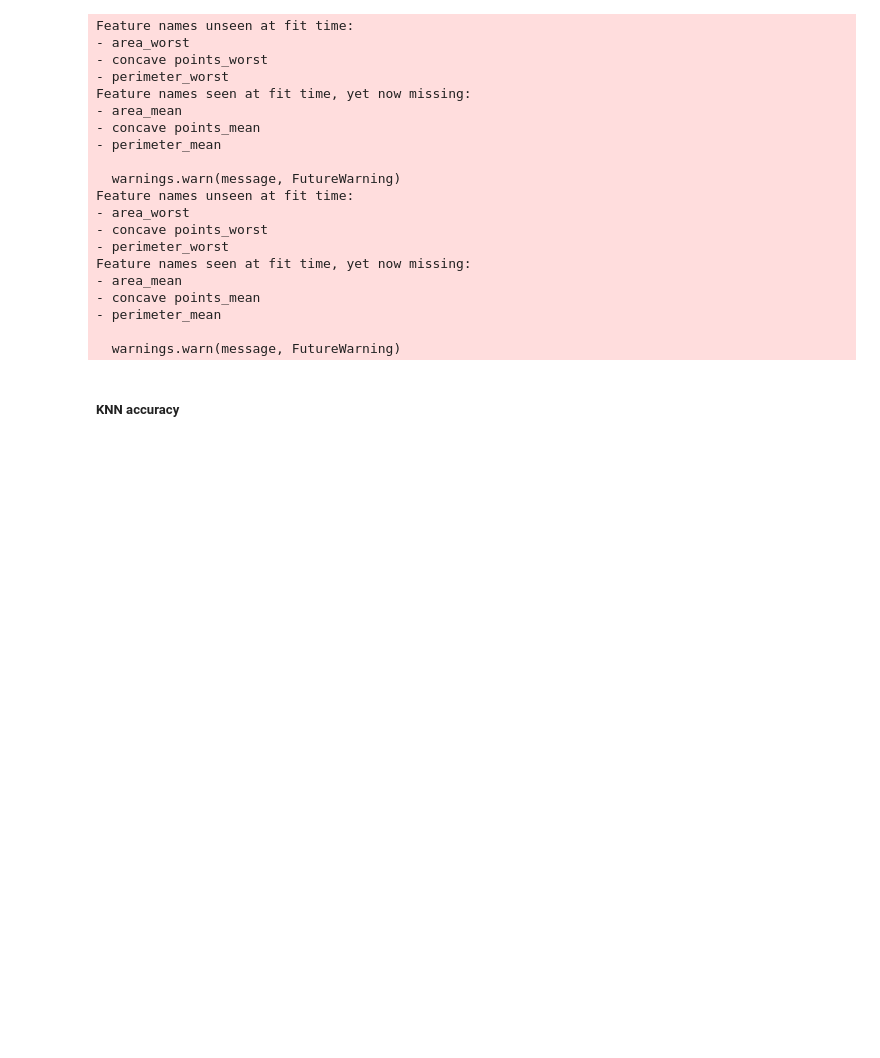
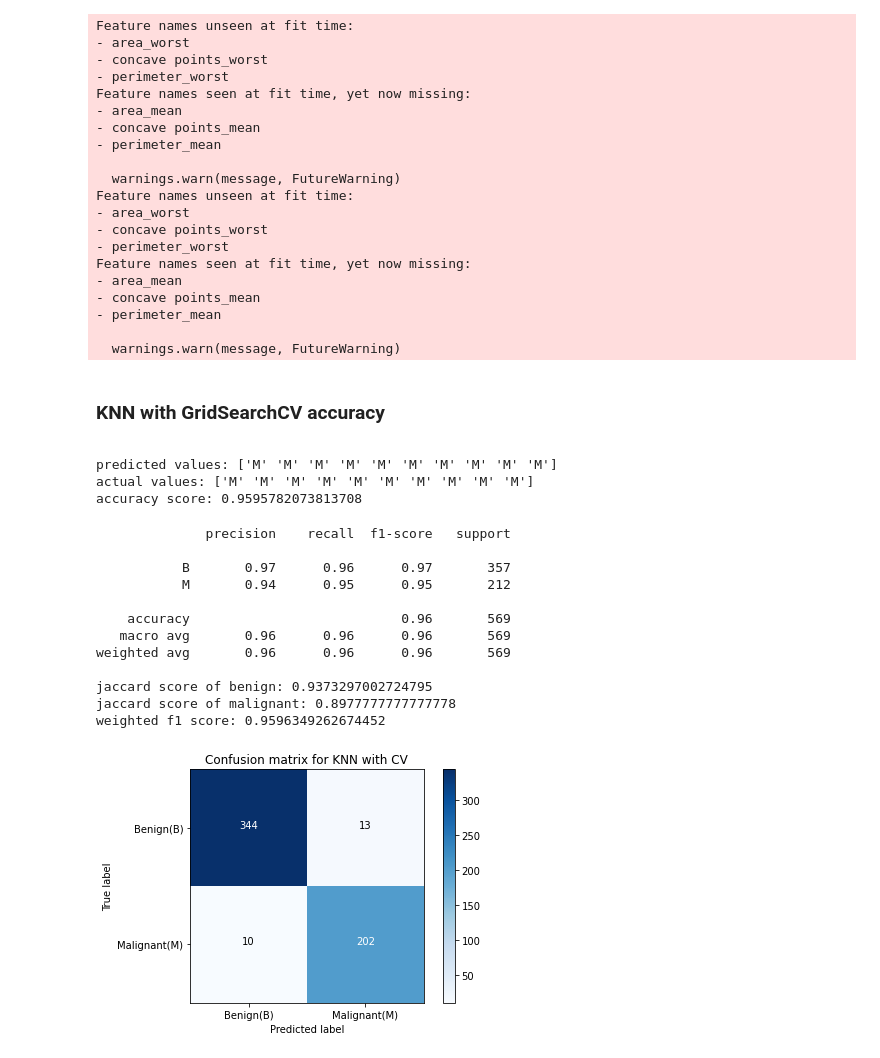
Before and after one commit to vy-phung/Cancer-diagnosis, a Jupyter notebook: Breast_Cancer_Wisconsin_(Diagnostic)_Data_Set.ipynb, the cells around one changed output. Cells and saved outputs as stored; diff of their text form; code cells hidden in the pictures; blank space fills up the shorter version.

```diff
--- a/Breast_Cancer_Wisconsin_(Diagnostic)_Data_Set.ipynb
+++ b/Breast_Cancer_Wisconsin_(Diagnostic)_Data_Set.ipynb
@@ -283,0 +306,10 @@ The best accuracy was with 0.9385964912280702 with k= 6
+# %%
+from sklearn.neighbors import KNeighborsClassifier
+from sklearn import metrics
+parameters_knn = {'n_neighbors': [1, 2, 3, 4, 5, 6, 7, 8, 9, 10]}
+KNN = KNeighborsClassifier()
+knn_cv = GridSearchCV(KNN,parameters_knn,cv=10)
+knn_cv.fit(x_train,y_train)
+print("tuned hpyerparameters :(best parameters) ",knn_cv.best_params_)
+print("accuracy :",knn_cv.best_score_)
+print('accuracy on test data:',knn_cv.score(x_test,y_test))
@@ -375,4 +416,37 @@ Feature names seen at fit time, yet now missing:
 
   warnings.warn(message, FutureWarning)
 # %% [markdown]
-**<h5>KNN accuracy</h5>**
+**<h3>KNN with GridSearchCV accuracy</h3>**
+# %%
+KNN_CV = knn_cv.predict(X)
+print('predicted values:',KNN_CV[0:10])
+print('actual values:',Y[0:10])
+print("accuracy score:",knn_cv.score(X,Y))
+# %% [output]
+predicted values: ['M' 'M' 'M' 'M' 'M' 'M' 'M' 'M' 'M' 'M']
+actual values: ['M' 'M' 'M' 'M' 'M' 'M' 'M' 'M' 'M' 'M']
+accuracy score: 0.9595782073813708
+# %%
+print(classification_report(Y, KNN_CV))
+# Plot confusion matrix
+plt.figure()
+plot_confusion_matrix(confusion_matrix(Y, KNN_CV), classes=['Benign(B)','Malignant(M)'],  title='Confusion matrix for KNN with CV')
+# jaccard
+print('jaccard score of benign:', jaccard_score(Y, KNN_CV, pos_label='B'))
+print('jaccard score of malignant:', jaccard_score(Y, KNN_CV, pos_label='M'))
+# f1-score
+print('weighted f1 score:', f1_score(Y, KNN_CV, average='weighted'))
+# %% [output]
+              precision    recall  f1-score   support
+
+           B       0.97      0.96      0.97       357
+           M       0.94      0.95      0.95       212
+
+    accuracy                           0.96       569
+   macro avg       0.96      0.96      0.96       569
+weighted avg       0.96      0.96      0.96       569
+
+jaccard score of benign: 0.9373297002724795
+jaccard score of malignant: 0.8977777777777778
+weighted f1 score: 0.9596349262674452
+[figure, added]
```
Also changed, not shown: parts of 25 cells of this notebook.
